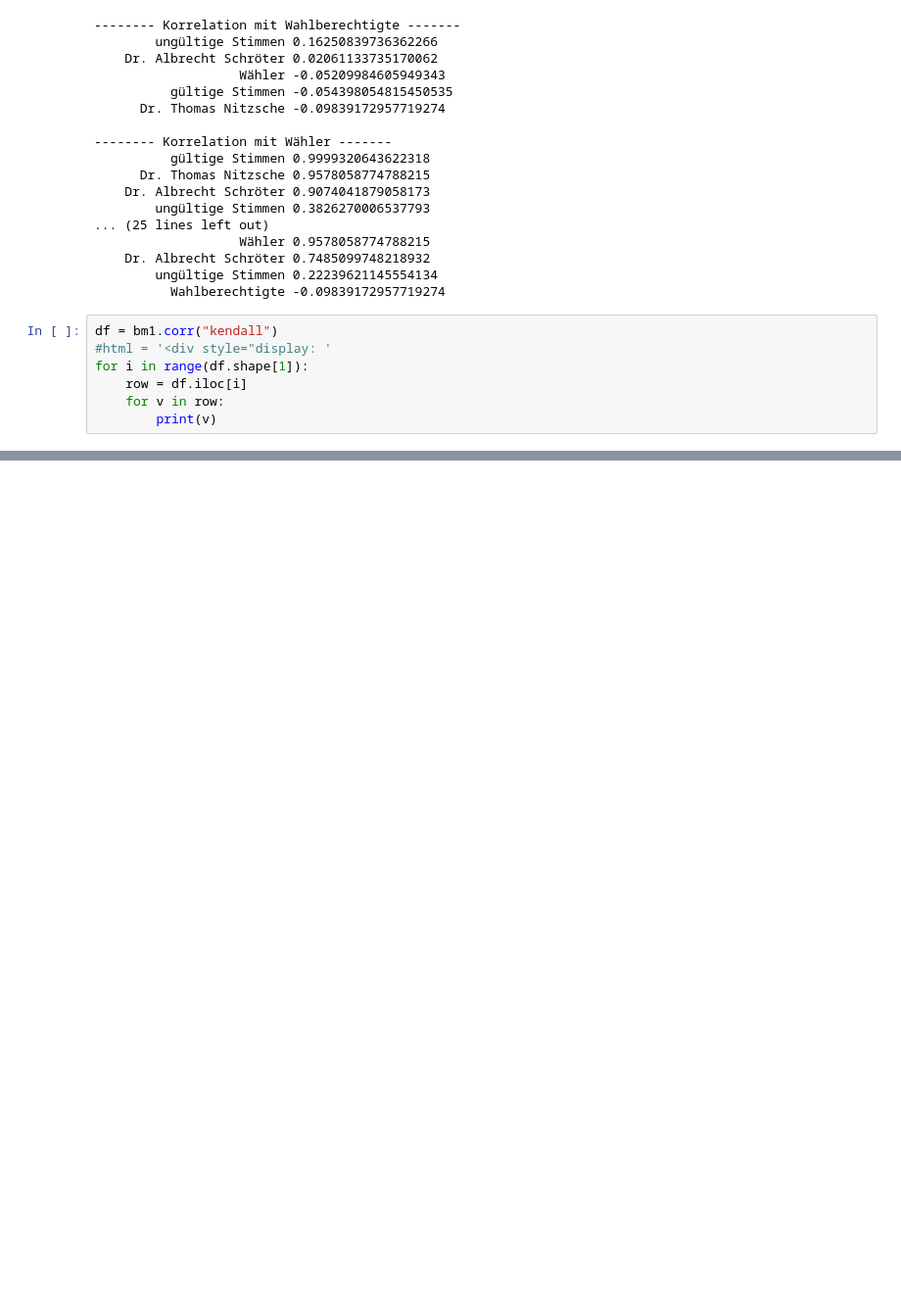
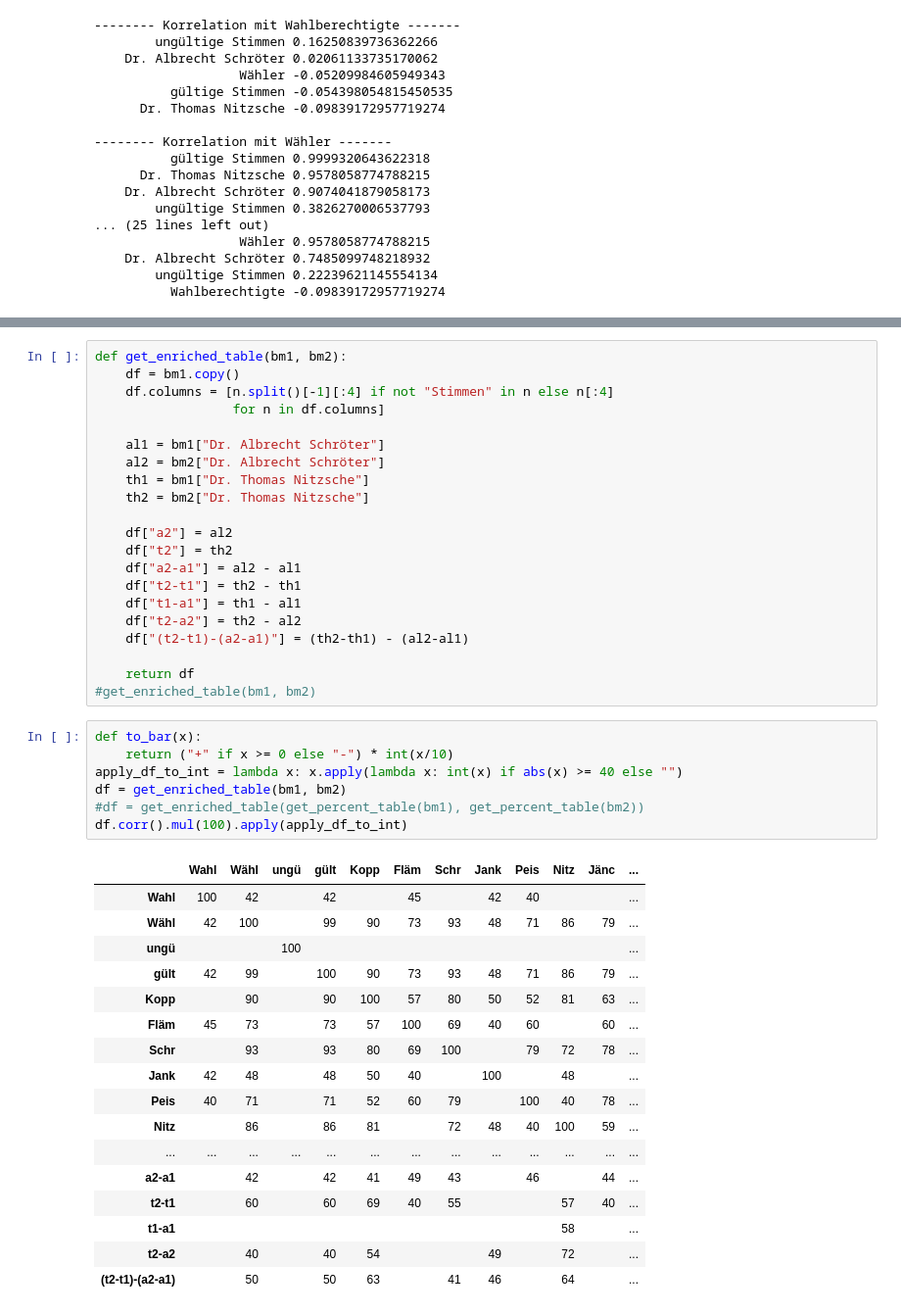
Before and after one commit to defgsus/bm-wahl-18-jena, a Jupyter notebook: src/test.ipynb, the cells around one changed output, grey strips where cells are left out. Shown: that part at 98% size. Saved outputs shown, nothing was run; the diff lists cells and outputs as text; blank space fills up the shorter version.

```diff
--- a/src/test.ipynb
+++ b/src/test.ipynb
@@ -183,10 +183,3 @@ print_all_correlation(bm2)
     Dr. Albrecht Schröter 0.7485099748218932
         ungültige Stimmen 0.22239621145554134
           Wahlberechtigte -0.09839172957719274
-# %%
-df = bm1.corr("kendall")
-#html = '<div style="display: '
-for i in range(df.shape[1]):
-    row = df.iloc[i]
-    for v in row:
-        print(v)
@@ -210,0 +219,46 @@ for i in range(df.shape[1]):
+# %%
+def get_enriched_table(bm1, bm2):
+    df = bm1.copy()
+    df.columns = [n.split()[-1][:4] if not "Stimmen" in n else n[:4]
+                  for n in df.columns]
+
+    al1 = bm1["Dr. Albrecht Schröter"]
+    al2 = bm2["Dr. Albrecht Schröter"]
+    th1 = bm1["Dr. Thomas Nitzsche"]
+    th2 = bm2["Dr. Thomas Nitzsche"]
+
+    df["a2"] = al2
+    df["t2"] = th2
+    df["a2-a1"] = al2 - al1
+    df["t2-t1"] = th2 - th1
+    df["t1-a1"] = th1 - al1
+    df["t2-a2"] = th2 - al2
+    df["(t2-t1)-(a2-a1)"] = (th2-th1) - (al2-al1)
+
+    return df
+#get_enriched_table(bm1, bm2)
+# %%
+def to_bar(x):
+    return ("+" if x >= 0 else "-") * int(x/10)
+apply_df_to_int = lambda x: x.apply(lambda x: int(x) if abs(x) >= 40 else "")
+df = get_enriched_table(bm1, bm2)
+#df = get_enriched_table(get_percent_table(bm1), get_percent_table(bm2))
+df.corr().mul(100).apply(apply_df_to_int)
+# %% [output]
+|  | Wahl | Wähl | ungü | gült | Kopp | Fläm | Schr | Jank | Peis | Nitz | Jänc | ... |
+| Wahl | 100 | 42 |  | 42 |  | 45 |  | 42 | 40 |  |  | ... |
+| Wähl | 42 | 100 |  | 99 | 90 | 73 | 93 | 48 | 71 | 86 | 79 | ... |
+| ungü |  |  | 100 |  |  |  |  |  |  |  |  | ... |
+| gült | 42 | 99 |  | 100 | 90 | 73 | 93 | 48 | 71 | 86 | 79 | ... |
+| Kopp |  | 90 |  | 90 | 100 | 57 | 80 | 50 | 52 | 81 | 63 | ... |
+| Fläm | 45 | 73 |  | 73 | 57 | 100 | 69 | 40 | 60 |  | 60 | ... |
+| Schr |  | 93 |  | 93 | 80 | 69 | 100 |  | 79 | 72 | 78 | ... |
+| Jank | 42 | 48 |  | 48 | 50 | 40 |  | 100 |  | 48 |  | ... |
+| Peis | 40 | 71 |  | 71 | 52 | 60 | 79 |  | 100 | 40 | 78 | ... |
+| Nitz |  | 86 |  | 86 | 81 |  | 72 | 48 | 40 | 100 | 59 | ... |
+| ... | ... | ... | ... | ... | ... | ... | ... | ... | ... | ... | ... | ... |
+| a2-a1 |  | 42 |  | 42 | 41 | 49 | 43 |  | 46 |  | 44 | ... |
+| t2-t1 |  | 60 |  | 60 | 69 | 40 | 55 |  |  | 57 | 40 | ... |
+| t1-a1 |  |  |  |  |  |  |  |  |  | 58 |  | ... |
+| t2-a2 |  | 40 |  | 40 | 54 |  |  | 49 |  | 72 |  | ... |
+| (t2-t1)-(a2-a1) |  | 50 |  | 50 | 63 |  | 41 | 46 |  | 64 |  | ... |
```
Also changed, not shown: parts of 5 cells of this notebook.
